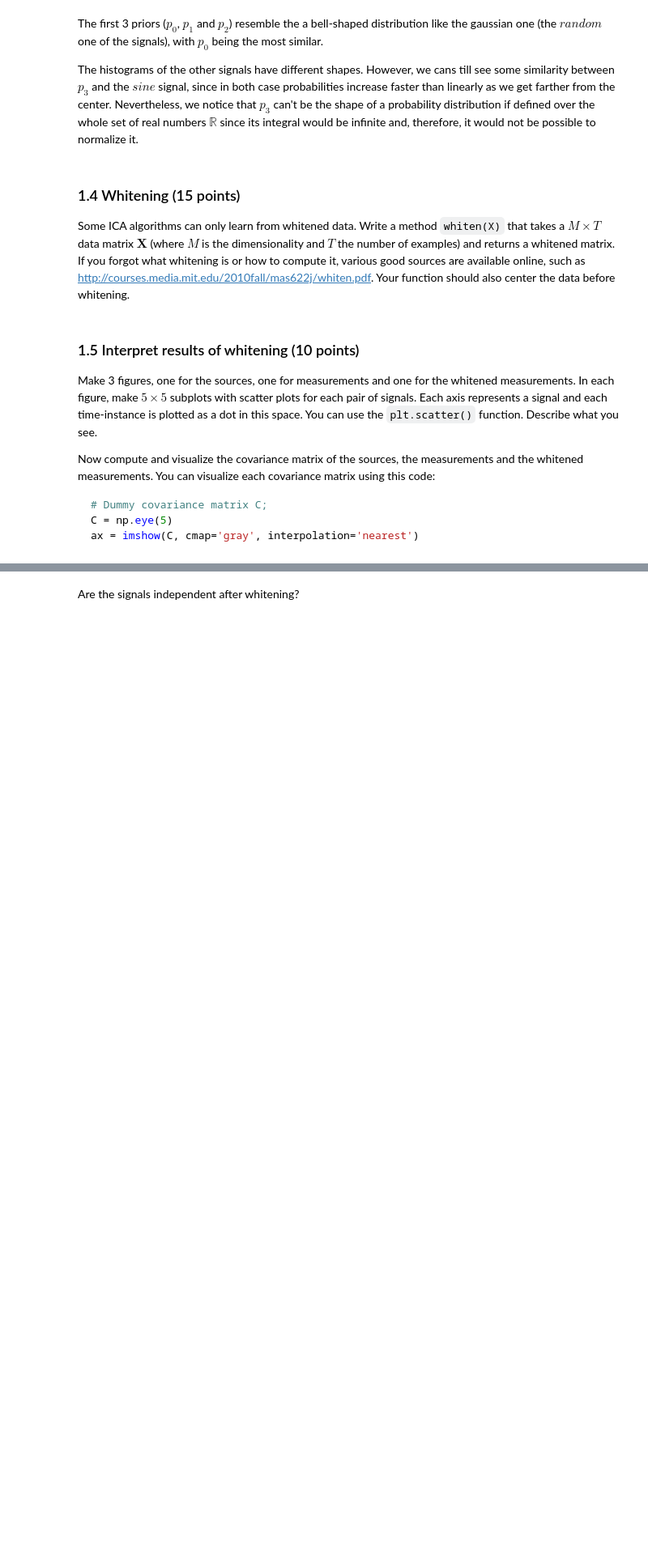
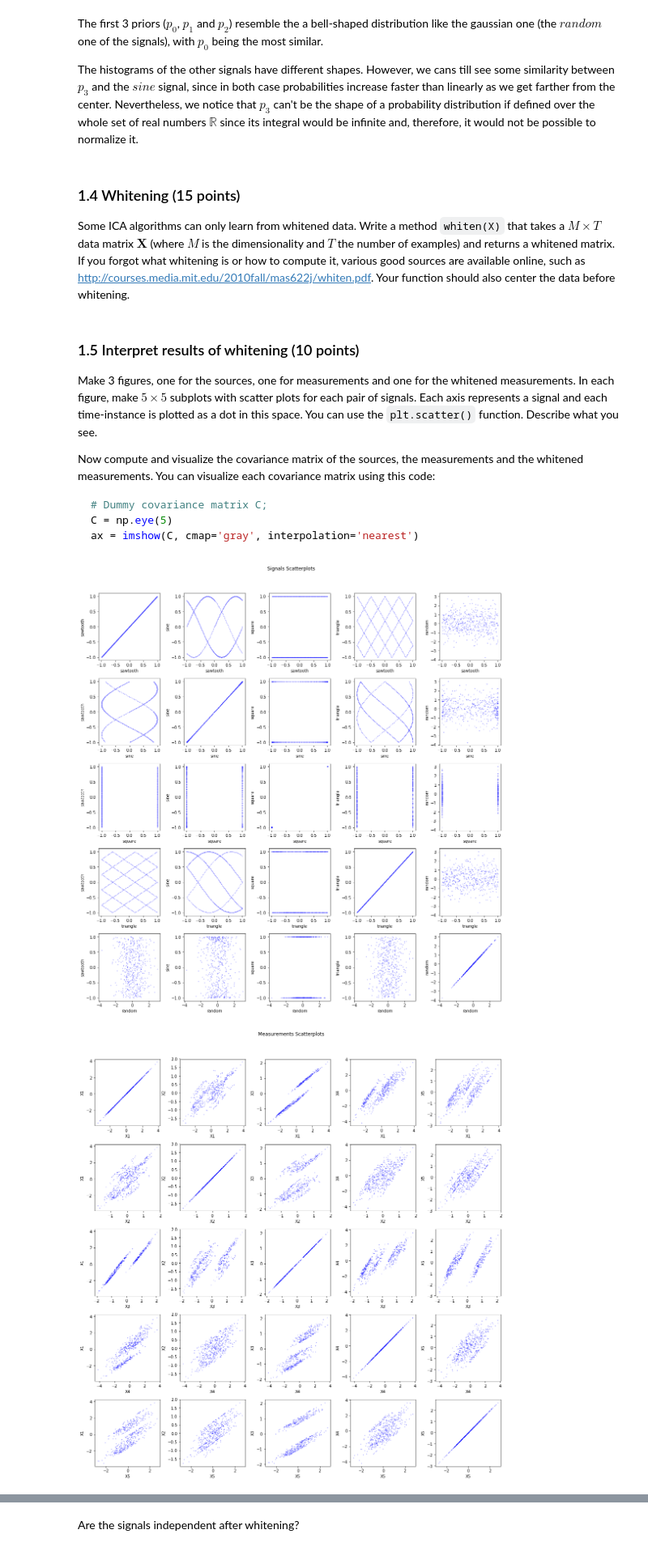
Before and after one commit to davide-belli/machine-learning-2-labs-hws, a Jupyter notebook: lab1/lab1.ipynb, the cells around one changed output, grey strips where cells are left out. Shown at 81% size. Drawn from its saved outputs; the diff is of its cells as text; code cells hidden in the pictures; blank space fills up the shorter version.

Commit message:
1.5 Scatterplots and Covariance plots

```diff
--- a/lab1/lab1.ipynb
+++ b/lab1/lab1.ipynb
@@ -306,0 +303,44 @@ raise NotImplementedError()
+# %%
+measurements = ["X1","X2","X3","X4","X5"]
+measurements_w = ["Xw1","Xw2","Xw3","Xw4","Xw5"]
+
+def plot_scatter(X, title, subtitles=[]):
+
+    SIZE = X.shape[0]
+    f, axes = plt.subplots(SIZE, SIZE, figsize=(15, 15))
+
+    f.suptitle(title, y=1.05)
+
+    for i in range(SIZE):
+        for j in range(SIZE):
+            ax = axes[i,j]
+            ax.scatter(X[i, :],X[j, :], c="blue", s=0.5, alpha=0.5)
+            ax.set_xlabel(subtitles[i])
+            ax.set_ylabel(subtitles[j])
+
+    plt.tight_layout()
+
+
+def plot_covariance(X, title, labels=[]):
+
+    f, ax = plt.subplots(1, figsize=(5, 5))
+    f.suptitle(title, y=1.05)
+
+    C = X@X.T / X.shape[0]
+    ax.set_xticks([0,1,2,3,4])
+    ax.set_xticklabels(labels)
+    ax.set_yticks([0,1,2,3,4])
+    ax.set_yticklabels(labels)
+    ax = imshow(C, cmap='gray', interpolation='nearest')
+
+
+plot_scatter(S, 'Signals Scatterplots', signals)
+plot_scatter(X, 'Measurements Scatterplots', measurements)
+plot_scatter(Xw, 'Whitened Measurements Scatterplots', measurements_w)
+
+plot_covariance(S, "Signals covariance", signals)
+plot_covariance(X, "Measurements covariance", measurements)
+plot_covariance(Xw, "Whitened Measurements covariance", measurements_w)
+# %% [output]
+[figure, added]
+[figure, added]
```
Also changed, not shown: parts of 8 cells of this notebook.
